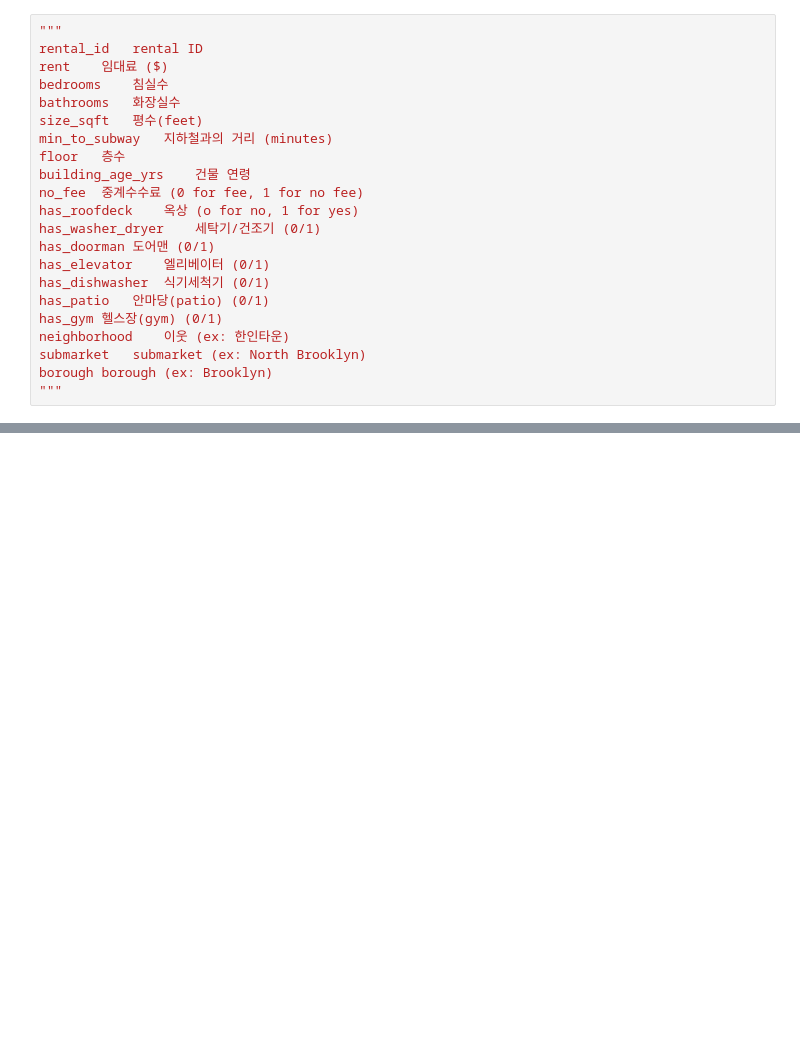
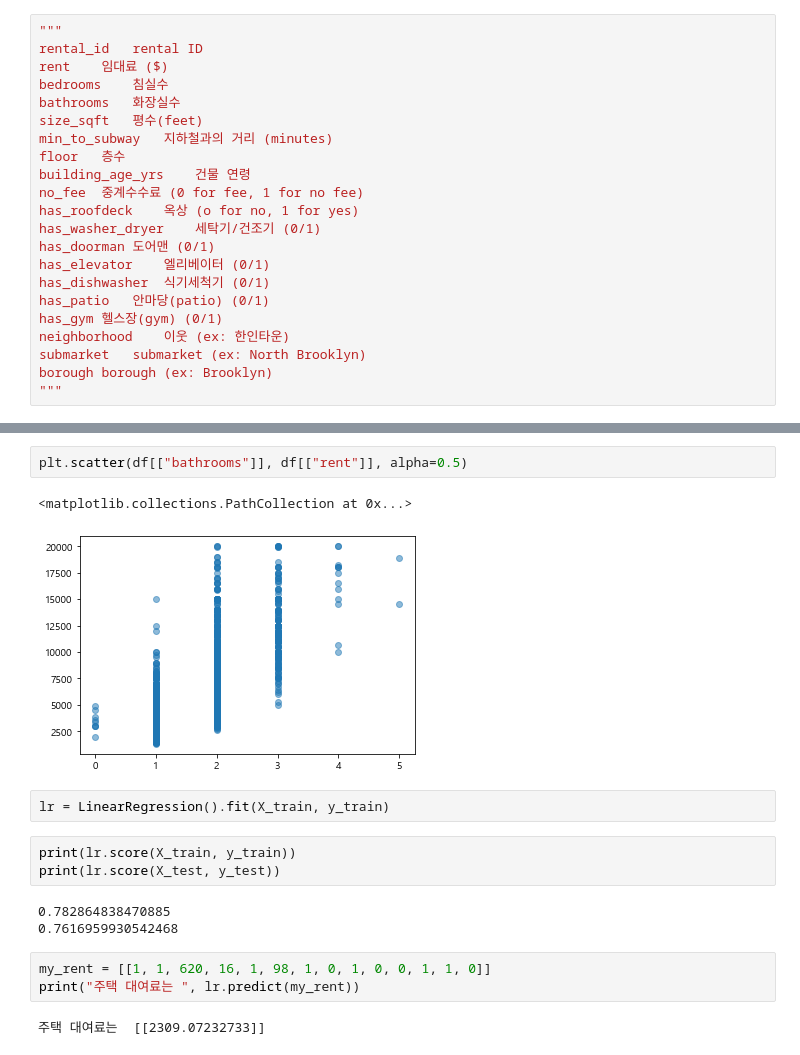
Before and after one commit to not147/PythonBasic, a Jupyter notebook: pythonwork/ai/2_선형 모델과 로지스틱 회귀 모델.ipynb, the cells around one changed output, grey strips where cells are left out. Saved outputs shown, nothing was run; the diff lists cells and outputs as text; blank space fills up the shorter version.

```diff
--- a/pythonwork/ai/2_선형 모델과 로지스틱 회귀 모델.ipynb
+++ b/pythonwork/ai/2_선형 모델과 로지스틱 회귀 모델.ipynb
@@ -425,0 +483,18 @@ borough	borough (ex: Brooklyn)
+# %%
+plt.scatter(df[["bathrooms"]], df[["rent"]], alpha=0.5)
+# %% [output]
+<matplotlib.collections.PathCollection at 0x...>
+[figure, added]
+# %%
+lr = LinearRegression().fit(X_train, y_train)
+# %%
+print(lr.score(X_train, y_train))
+print(lr.score(X_test, y_test))
+# %% [output]
+0.782864838470885
+0.7616959930542468
+# %%
+my_rent = [[1, 1, 620, 16, 1, 98, 1, 0, 1, 0, 0, 1, 1, 0]]
+print("주택 대여료는 ", lr.predict(my_rent))
+# %% [output]
+주택 대여료는  [[2309.07232733]]
```
Also changed, not shown: parts of 47 cells of this notebook, 1 other file.
